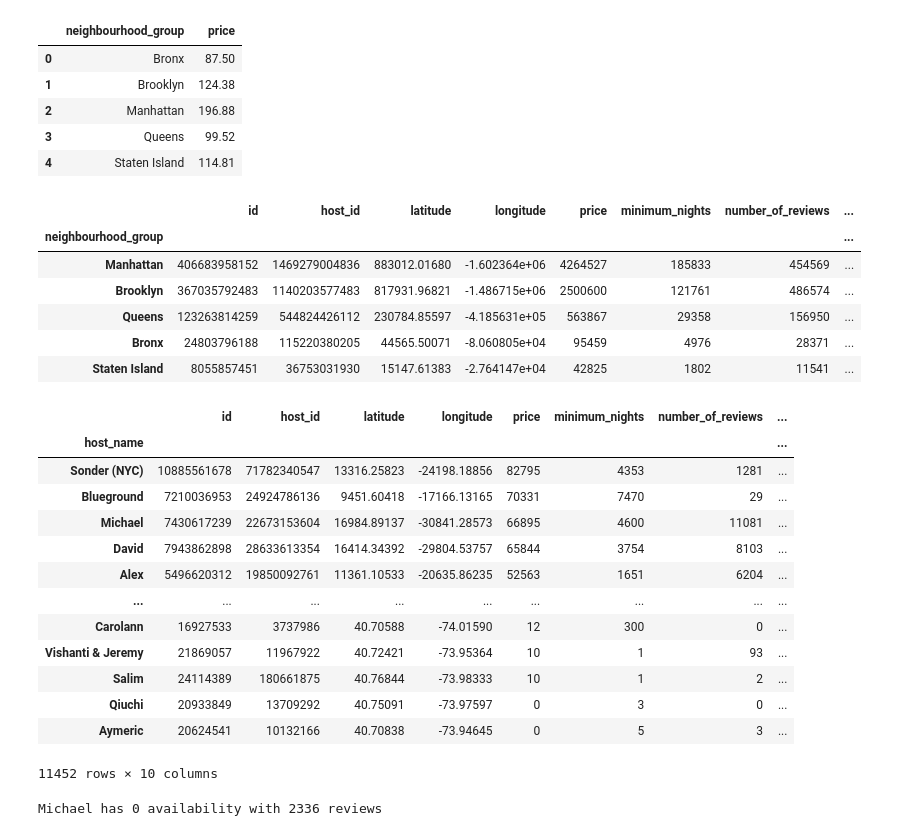
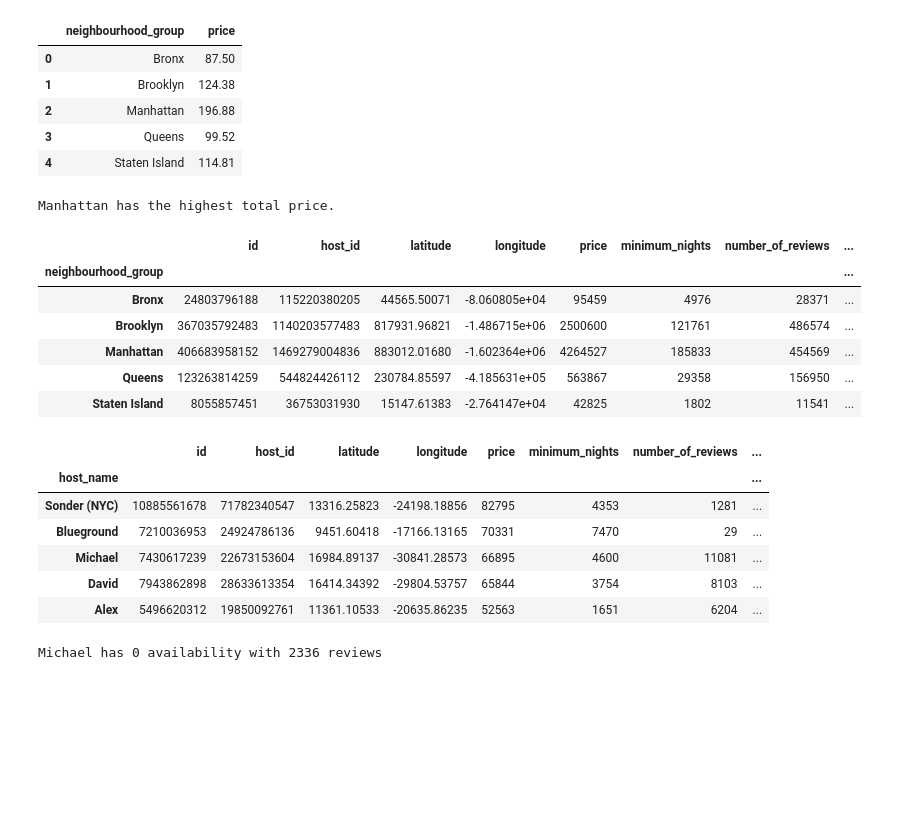
Before and after one commit to nic0mp/Nico_R75_W8D3, a Jupyter notebook: ABB/AirBnB Case Study Project Jupyter notebook.ipynb, the cells around one changed output. Drawn from its saved outputs; the diff is of its cells as text; code cells hidden in the pictures; blank space fills up the shorter version.

```diff
--- a/ABB/AirBnB Case Study Project Jupyter notebook.ipynb
+++ b/ABB/AirBnB Case Study Project Jupyter notebook.ipynb
@@ -98,33 +101,29 @@ Manhattan has the highest average price of $196.88
 | 4 | Staten Island | 114.81 |
 # %%
 # Which neighbor hood group has the highest total price?
+print('Manhattan has the highest total price.')
 air_bnb.groupby(['neighbourhood_group']).sum()
 # %% [output]
+Manhattan has the highest total price.
 |  | id | host_id | latitude | longitude | price | minimum_nights | number_of_reviews | ... |
 | neighbourhood_group |  |  |  |  |  |  |  | ... |
+| Bronx | 24803796188 | 115220380205 | 44565.50071 | -8.060805e+04 | 95459 | 4976 | 28371 | ... |
+| Brooklyn | 367035792483 | 1140203577483 | 817931.96821 | -1.486715e+06 | 2500600 | 121761 | 486574 | ... |
 | Manhattan | 406683958152 | 1469279004836 | 883012.01680 | -1.602364e+06 | 4264527 | 185833 | 454569 | ... |
-| Brooklyn | 367035792483 | 1140203577483 | 817931.96821 | -1.486715e+06 | 2500600 | 121761 | 486574 | ... |
 | Queens | 123263814259 | 544824426112 | 230784.85597 | -4.185631e+05 | 563867 | 29358 | 156950 | ... |
-| Bronx | 24803796188 | 115220380205 | 44565.50071 | -8.060805e+04 | 95459 | 4976 | 28371 | ... |
 | Staten Island | 8055857451 | 36753031930 | 15147.61383 | -2.764147e+04 | 42825 | 1802 | 11541 | ... |
 # %%
 #Which top 5 hosts have the highest total price?
-air_bnb.groupby(['host_name']).sum().sort_values('price', ascending=False)
+top5=air_bnb.groupby(['host_name']).sum().sort_values('price', ascending=False)
+top5.head(5)
 # %% [output]
 |  | id | host_id | latitude | longitude | price | minimum_nights | number_of_reviews | ... |
 | host_name |  |  |  |  |  |  |  | ... |
 | Sonder (NYC) | 10885561678 | 71782340547 | 13316.25823 | -24198.18856 | 82795 | 4353 | 1281 | ... |
 | Blueground | 7210036953 | 24924786136 | 9451.60418 | -17166.13165 | 70331 | 7470 | 29 | ... |
 | Michael | 7430617239 | 22673153604 | 16984.89137 | -30841.28573 | 66895 | 4600 | 11081 | ... |
 | David | 7943862898 | 28633613354 | 16414.34392 | -29804.53757 | 65844 | 3754 | 8103 | ... |
 | Alex | 5496620312 | 19850092761 | 11361.10533 | -20635.86235 | 52563 | 1651 | 6204 | ... |
-| ... | ... | ... | ... | ... | ... | ... | ... | ... |
-| Carolann | 16927533 | 3737986 | 40.70588 | -74.01590 | 12 | 300 | 0 | ... |
-| Vishanti & Jeremy | 21869057 | 11967922 | 40.72421 | -73.95364 | 10 | 1 | 93 | ... |
-| Salim | 24114389 | 180661875 | 40.76844 | -73.98333 | 10 | 1 | 2 | ... |
-| Qiuchi | 20933849 | 13709292 | 40.75091 | -73.97597 | 0 | 3 | 0 | ... |
-| Aymeric | 20624541 | 10132166 | 40.70838 | -73.94645 | 0 | 5 | 3 | ... |
-11452 rows × 10 columns
 # %%
 # Who currently has no (zero) availability with a review count of 100 or more?
 # print(air_bnb.columns)
```
Also changed, not shown: parts of 7 cells of this notebook.
